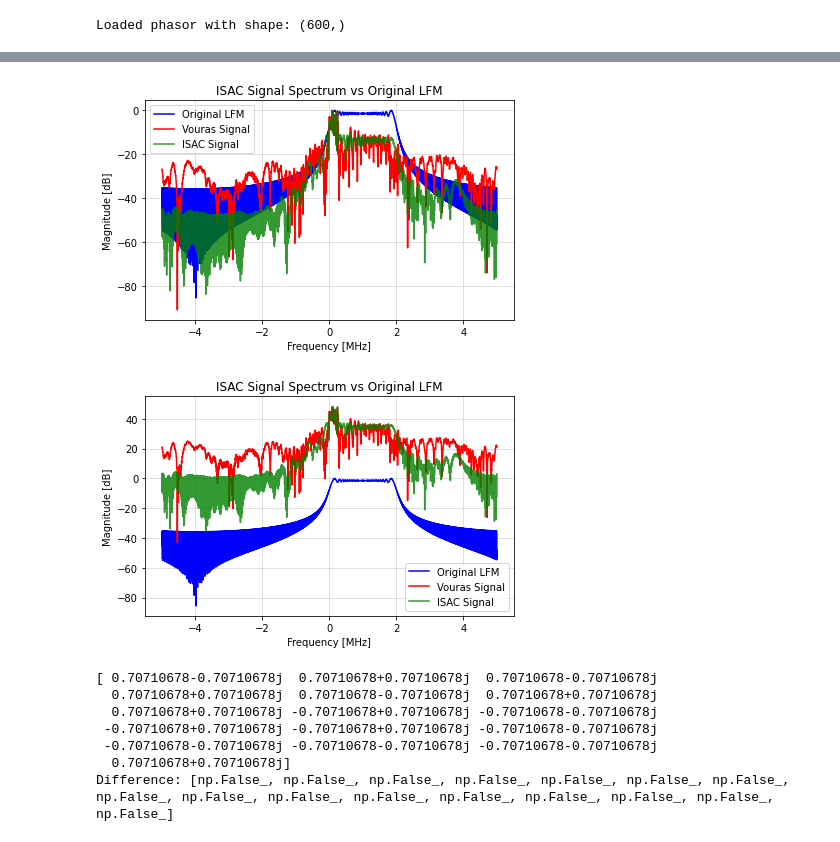
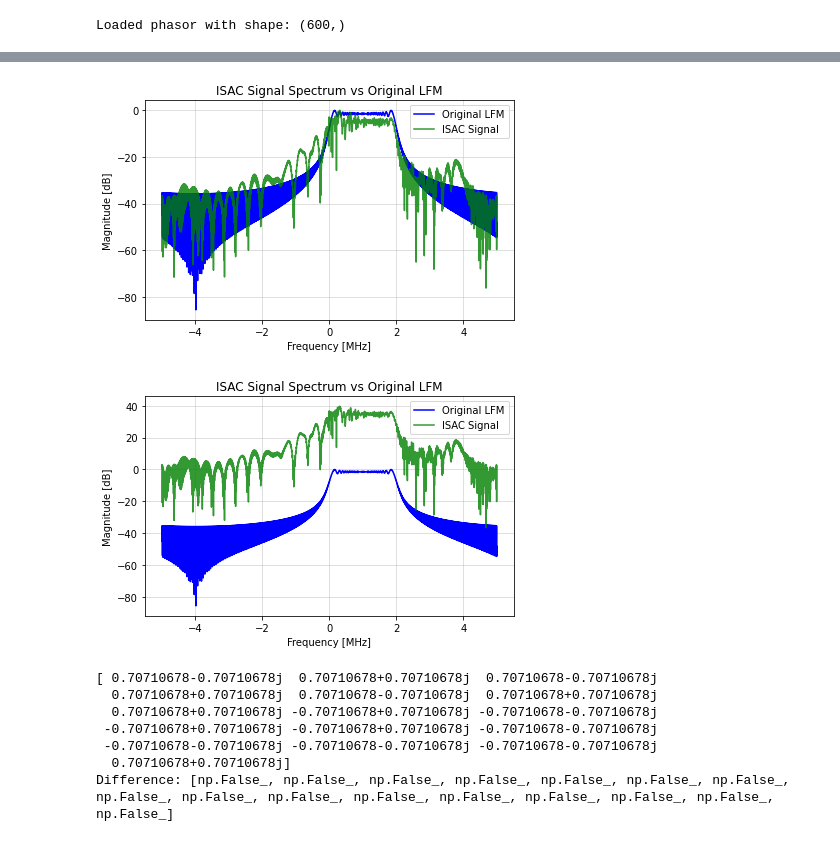
Before and after one commit to OriNik100/Spec_Null, a Jupyter notebook: ofdm_creation.ipynb, the cells around one changed output, grey strips where cells are left out. Drawn from its saved outputs; the diff is of its cells as text; code cells hidden in the pictures.

```diff
--- a/ofdm_creation.ipynb
+++ b/ofdm_creation.ipynb
@@ -62,19 +62,22 @@ num_subcarriers = 16
 bits = np.random.randint(0, 2, num_subcarriers*2)
 QPSK_data = QPSK_modulation(bits)
 
+alpha_i = np.sqrt(2) / 4
+alpha_v = np.sqrt(2) / 4
+
 OFDM_signal = OFDM(QPSK_data, t=t, num = num_subcarriers, normalize=True)
 
 #ISAC
-isac_signal = s_nulled + OFDM_signal # same scale (order of Mag)
-vouras_signal = s_lin + OFDM_signal
+isac_signal = s_nulled + alpha_i * OFDM_signal # same scale (order of Mag)
+vouras_signal = s_lin + alpha_v * OFDM_signal
 
 OFDM_freqs, OFDM_SIG = hlp.spectrum(OFDM_signal, Fs, 2**14)
 
 ISAC_freqs, ISAC_SIGNAL = hlp.spectrum(isac_signal, Fs, 2**14)
 VOURAS_freqs, VOURAS_SIGNAL = hlp.spectrum(vouras_signal, Fs, 2**14)
 
-I2 = S_nulled + OFDM_SIG
-V2 = S_lin + OFDM_SIG
+I2 = S_nulled + alpha_i * OFDM_SIG
+V2 = S_lin + alpha_v * OFDM_SIG
 
 I2_db = 20*np.log10(np.abs(I2) + 1e-40)
 V2_db = 20*np.log10(np.abs(V2) + 1e-40)
@@ -83,37 +86,37 @@ S_isac_db = 20*np.log10(np.abs(ISAC_SIGNAL) + 1e-40)
 S_isac_norm = 20*np.log10(np.abs(ISAC_SIGNAL)/np.max(np.abs(ISAC_SIGNAL))+1e-40)
 
 S_vouras_db = 20*np.log10(np.abs(VOURAS_SIGNAL) + 1e-40)
 S_vouras_norm = 20*np.log10(np.abs(VOURAS_SIGNAL)/np.max(np.abs(VOURAS_SIGNAL))+1e-40)
 
 # plotting results in the frequency domain
 plt.figure()
 plt.plot(freqs/1e6, S_orig_norm, label='Original LFM', color='blue')
-plt.plot(VOURAS_freqs/1e6, S_vouras_norm, label='Vouras Signal', color='red')
+#plt.plot(VOURAS_freqs/1e6, S_vouras_norm, label='Vouras Signal', color='red')
 plt.plot(ISAC_freqs/1e6, S_isac_norm, label='ISAC Signal', color='green', alpha=0.8)
 # plt.plot(freqs/1e6, S_final_norm, label='Final Signal', color='red')
 plt.title("ISAC Signal Spectrum vs Original LFM")
 plt.xlabel("Frequency [MHz]")
 plt.ylabel("Magnitude [dB]")
 plt.legend()
 plt.grid(True, alpha=0.5)
 plt.tight_layout()
 plt.show()
 
 plt.figure()
 plt.plot(freqs/1e6, S_orig_norm, label='Original LFM', color='blue')
-plt.plot(VOURAS_freqs/1e6, V2_db, label='Vouras Signal', color='red')
+#plt.plot(VOURAS_freqs/1e6, V2_db, label='Vouras Signal', color='red')
 plt.plot(ISAC_freqs/1e6, I2_db, label='ISAC Signal', color='green', alpha=0.8)
 # plt.plot(freqs/1e6, S_final_norm, label='Final Signal', color='red')
 plt.title("ISAC Signal Spectrum vs Original LFM")
 plt.xlabel("Frequency [MHz]")
 plt.ylabel("Magnitude [dB]")
 plt.legend()
 plt.grid(True, alpha=0.5)
 plt.tight_layout()
 plt.show()
 # %% [output]
-[figure, old version]
+[figure, new version]
-[figure, old version]
+[figure, new version]
 # %%
 # Matching Receiver Designation
 """
```
Also changed, not shown: parts of 4 cells of this notebook, 1 other file.
